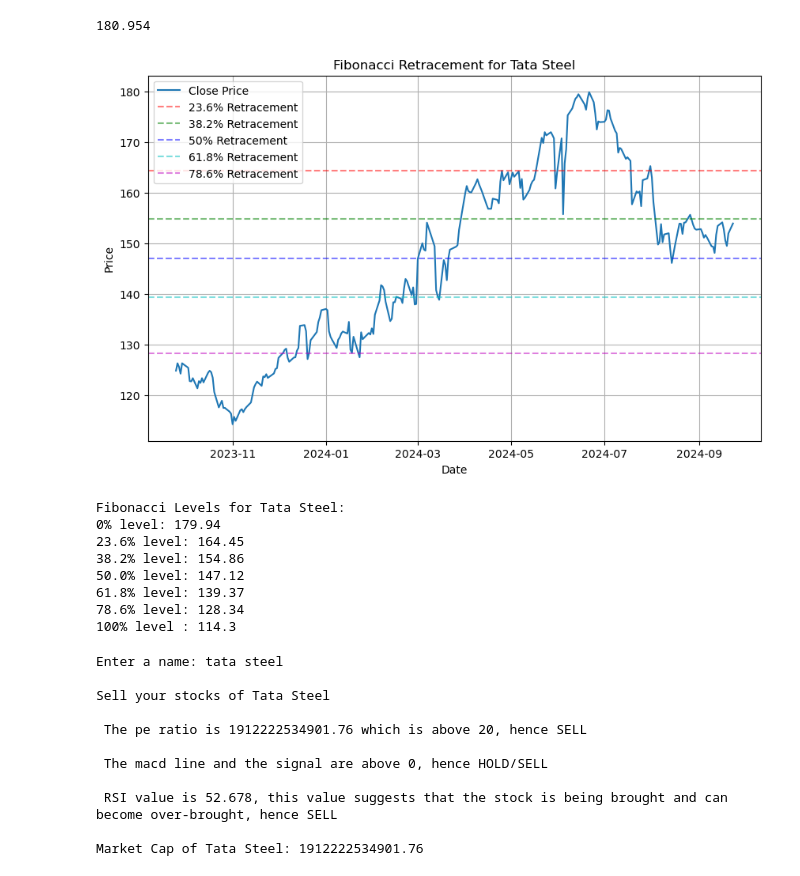
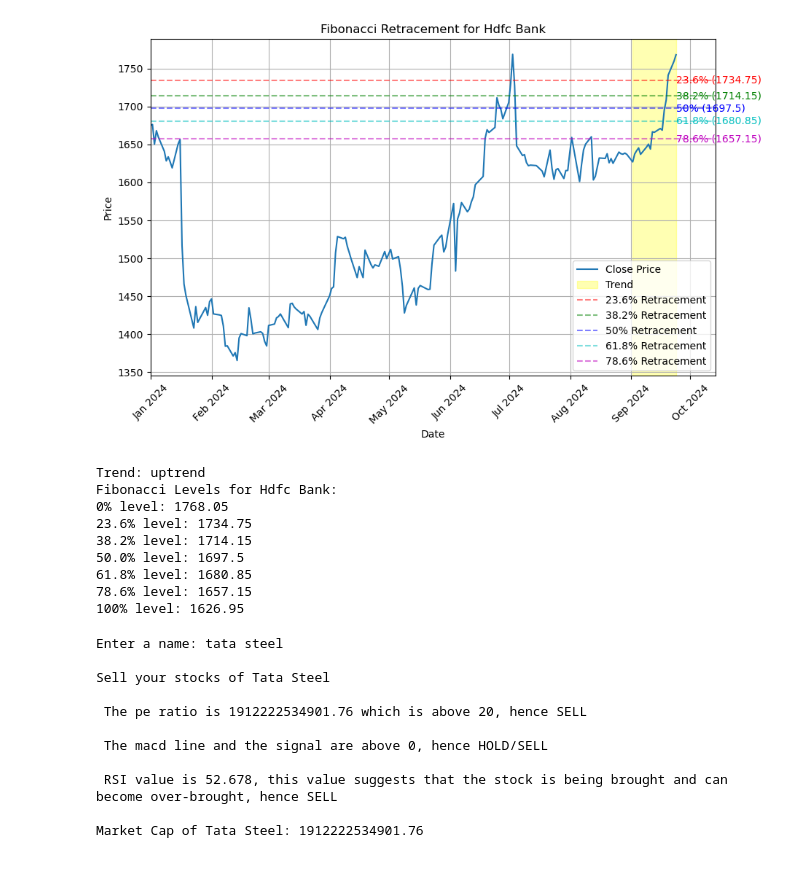
Before and after one commit to Arnax308/Stock-Market-Prediction, a Jupyter notebook: Financial_Data.ipynb, the cells around one changed output. Cells and saved outputs as stored; diff of their text form; code cells hidden in the pictures.

Commit message:
Made fibonacci retracement actually usable and made the visualisation better as well

```diff
--- a/Financial_Data.ipynb
+++ b/Financial_Data.ipynb
@@ -7,0 +9,7 @@ import matplotlib.dates as mdates
+# %%
+from nsepy.symbols import *
+scrip_list = get_symbol_list()
+
+# Print the stock codes and their respective names
+for symbol, name in scrip_list.items():
+    print(f"Symbol: {symbol}, Company Name: {name}")
@@ -125,7 +118,3 @@ def lifetime_high(company_name):
     data = comp.history(period='1y', interval='1d')
 
     return round(data['High'].max(), 3)
-# %%
-lifetime_high('tata steel')
-# %% [output]
-180.954
@@ -172,15 +209,18 @@ def visualise_fib(d, company_name):
     print(f"61.8% level: {round(level_61_8, 2)}")
     print(f"78.6% level: {round(level_78_6, 2)}")
     print(f"100% level : {round(low,2)}")
+# %%
+d = fibonacci_retracement('hdfc bank')
 # %%
-visualise_fib(d, 'tata steel')
+visualise_fib2(d)
 # %% [output]
-[figure, old version]
+[figure, new version]
-Fibonacci Levels for Tata Steel:
-0% level: 179.94
-23.6% level: 164.45
-38.2% level: 154.86
-50.0% level: 147.12
-61.8% level: 139.37
-78.6% level: 128.34
-100% level : 114.3
+Trend: uptrend
+Fibonacci Levels for Hdfc Bank:
+0% level: 1768.05
+23.6% level: 1734.75
+38.2% level: 1714.15
+50.0% level: 1697.5
+61.8% level: 1680.85
+78.6% level: 1657.15
+100% level: 1626.95
```
Also changed, not shown: parts of 7 cells of this notebook.
